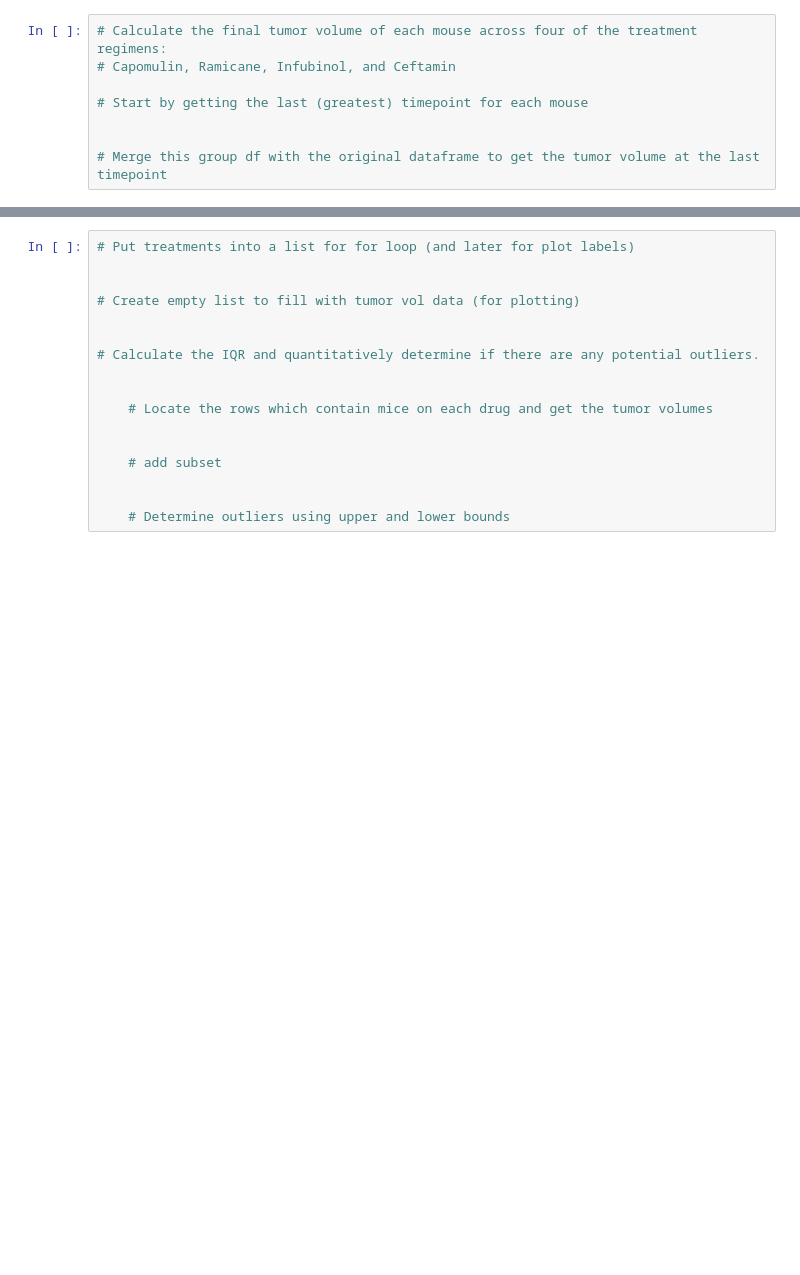
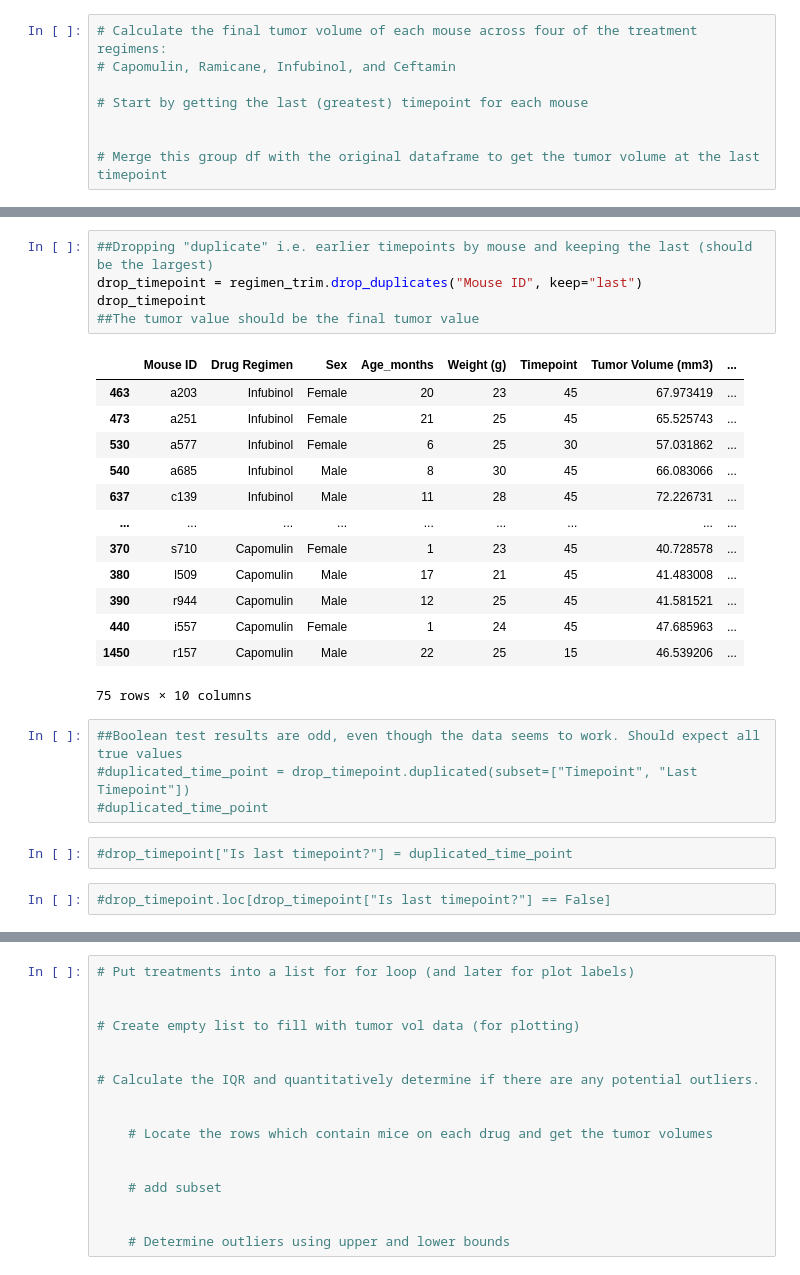
Before and after one commit to hsharma263/matplotlib-challenge, a Jupyter notebook: pymaceuticals_starter.ipynb, the cells around one changed output, grey strips where cells are left out. Saved outputs shown, nothing was run; the diff lists cells and outputs as text; blank space fills up the shorter version.

```diff
--- a/pymaceuticals_starter.ipynb
+++ b/pymaceuticals_starter.ipynb
@@ -334,0 +364,27 @@ timepoint_merge
+# %%
+##Dropping "duplicate" i.e. earlier timepoints by mouse and keeping the last (should be the largest)
+drop_timepoint = regimen_trim.drop_duplicates("Mouse ID", keep="last")
+drop_timepoint
+##The tumor value should be the final tumor value
+# %% [output]
+|  | Mouse ID | Drug Regimen | Sex | Age_months | Weight (g) | Timepoint | Tumor Volume (mm3) | ... |
+| 463 | a203 | Infubinol | Female | 20 | 23 | 45 | 67.973419 | ... |
+| 473 | a251 | Infubinol | Female | 21 | 25 | 45 | 65.525743 | ... |
+| 530 | a577 | Infubinol | Female | 6 | 25 | 30 | 57.031862 | ... |
+| 540 | a685 | Infubinol | Male | 8 | 30 | 45 | 66.083066 | ... |
+| 637 | c139 | Infubinol | Male | 11 | 28 | 45 | 72.226731 | ... |
+| ... | ... | ... | ... | ... | ... | ... | ... | ... |
+| 370 | s710 | Capomulin | Female | 1 | 23 | 45 | 40.728578 | ... |
+| 380 | l509 | Capomulin | Male | 17 | 21 | 45 | 41.483008 | ... |
+| 390 | r944 | Capomulin | Male | 12 | 25 | 45 | 41.581521 | ... |
+| 440 | i557 | Capomulin | Female | 1 | 24 | 45 | 47.685963 | ... |
+| 1450 | r157 | Capomulin | Male | 22 | 25 | 15 | 46.539206 | ... |
+75 rows × 10 columns
+# %%
+##Boolean test results are odd, even though the data seems to work. Should expect all true values
+#duplicated_time_point = drop_timepoint.duplicated(subset=["Timepoint", "Last Timepoint"])
+#duplicated_time_point
+# %%
+#drop_timepoint["Is last timepoint?"] = duplicated_time_point
+# %%
+#drop_timepoint.loc[drop_timepoint["Is last timepoint?"] == False]
```
Also changed, not shown: parts of 13 cells of this notebook.
